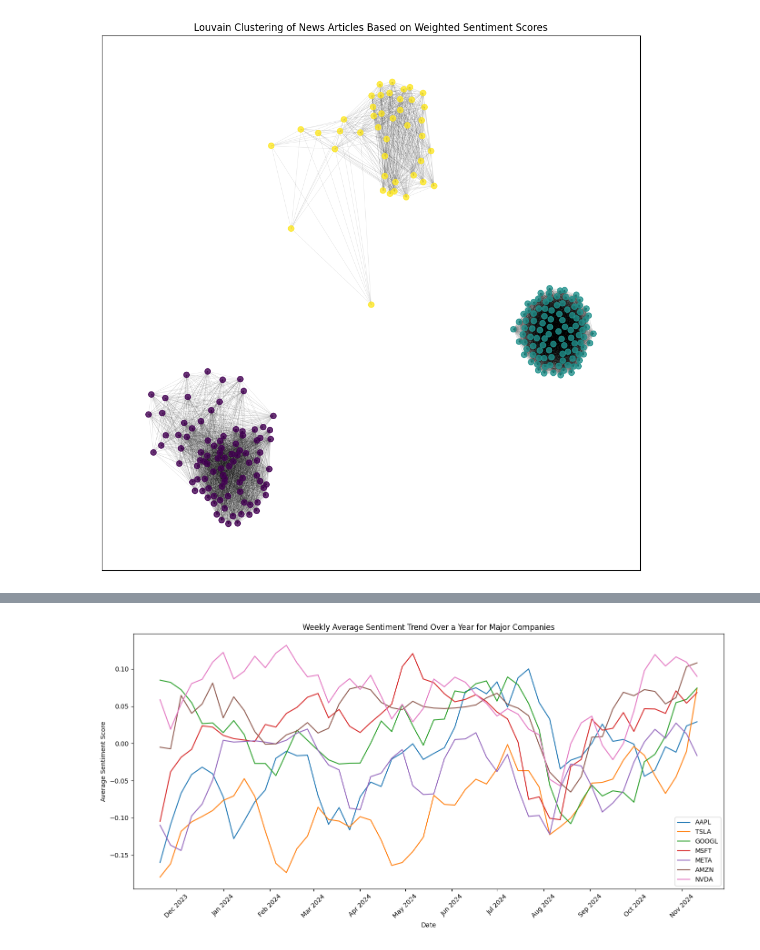
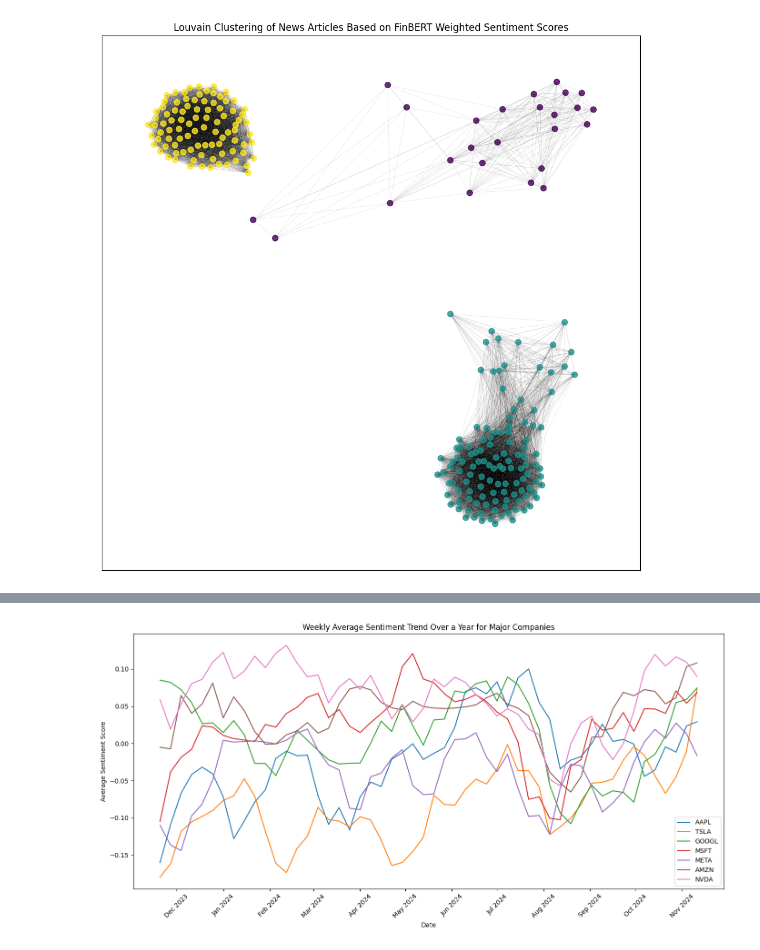
Before and after one commit to FenrisWulven/StockMarketNewsImpact, a Jupyter notebook: FinnhubAPI/initial_research.ipynb, the cells around one changed output, grey strips where cells are left out. Drawn from its saved outputs; the diff is of its cells as text; code cells hidden in the pictures.

```diff
--- a/FinnhubAPI/initial_research.ipynb
+++ b/FinnhubAPI/initial_research.ipynb
@@ -198,5 +149,5 @@ Average Sentiment: 5.29
 # %%
-# Dictionary to store headlines and sources for each cluster
+# Dictionary to store headlines, sources, and URLs for each cluster
 cluster_details = {}
 
 # Iterate through nodes and group by cluster
@@ -204,15 +155,18 @@ for node, cluster_id in partition.items():
     if cluster_id not in cluster_details:
         cluster_details[cluster_id] = []
 
-    # Append the headline, source, and url of each article in the cluster
-    cluster_details[cluster_id].append({
-        'headline': G.nodes[node]['title'],
-        'source': news[node].get('source', 'Unknown'),  # Assuming 'source' field exists in the news data
-        'url': news[node]['url'],
+    # Get article information from the graph nodes and news data
+    article_info = {
+        'headline': G.nodes[node].get('title', 'No Title'),
+        'source': news_df.iloc[node].get('source', 'Unknown'),  # Use `news_df` to get source info
+        'url': news_df.iloc[node]['url'],
         'sentiment': G.nodes[node]['sentiment']
-    })
+    }
 
-# Display headlines and sources for each cluster
+    # Append the article information to the cluster's list
+    cluster_details[cluster_id].append(article_info)
+
+# Display headlines, sources, URLs, and sentiment scores for each cluster
 for cluster_id, articles in cluster_details.items():
     print(f"\nCluster {cluster_id} - Number of Articles: {len(articles)}")
     print(f"Average Sentiment: {np.mean([article['sentiment'] for article in articles]):.2f}")
@@ -246,8 +200,6 @@ import networkx as nx
 import matplotlib.pyplot as plt
 import community as community_louvain
 import matplotlib.pyplot as plt
-from transformers import AutoTokenizer, pipeline
-
 
 # Load the FinBERT model for sentiment analysis
 finbert_sentiment = pipeline("sentiment-analysis", model="ProsusAI/finbert", tokenizer="ProsusAI/finbert", truncation=True, max_length=128, device=0)
@@ -264,57 +216,51 @@ def analyze_sentiment(text):
     # Calculate a weighted sentiment score:
     # Positive = +1.0, Neutral = 0.0, Negative = -1.0
     sentiment_score = positive_score * 1.0 + neutral_score * 0.0 + negative_score * -1.0
 
     return sentiment_score
 
-# Example of sentiment analysis using FinBERT. Adjustimg for short sellers
+# Function to adjust sentiment for short-seller context
 def adjust_sentiment_for_short_sellers(text, original_score):
-    # Define keywords related to short-selling and losses
     short_seller_keywords = ["short-seller", "shorting", "shorts", "hammered", "loss", "hit", "crushed"]
-
-    # Check if any short-seller keywords are in the text
     if any(keyword in text.lower() for keyword in short_seller_keywords):
-        # If sentiment score is negative due to short-seller context, make it positive
         return abs(original_score) if original_score < 0 else original_score
     else:
-        # Otherwise, keep the original score
         return original_score
 
-# Apply the adjustment function after FinBERT analysis
+# Calculate sentiment using FinBERT and adjust if necessary
 for article in news:
     sentiment_score = analyze_sentiment(article['summary'])  # FinBERT score
-    article['sentiment_score'] = adjust_sentiment_for_short_sellers(article['summary'], sentiment_score)
+    article['finbert_sentiment_score'] = adjust_sentiment_for_short_sellers(article['summary'], sentiment_score)
 
-
-# Initialize the graph
-G = nx.Graph()
+# Initialize a new graph for FinBERT-based sentiment analysis
+G_finbert = nx.Graph()
 
 # Add nodes with article details
 for i, article in enumerate(news):
-    G.add_node(i, title=article['headline'], date=article['datetime'], url=article['url'], sentiment=article['sentiment_score'])
+    G_finbert.add_node(i, title=article['headline'], date=article['datetime'], url=article['url'], sentiment=article['finbert_sentiment_score'])
 
 # Add edges based on sentiment similarity
-threshold = 0.25  # Adjust threshold as needed to connect nodes with similar sentiment scores
+threshold = 0.25  # Adjust threshold as needed
 for i in range(len(news)):
     for j in range(i + 1, len(news)):
-        if abs(news[i]['sentiment_score'] - news[j]['sentiment_score']) < threshold:
-            G.add_edge(i, j, weight=1 - abs(news[i]['sentiment_score'] - news[j]['sentiment_score']))
+        if abs(news[i]['finbert_sentiment_score'] - news[j]['finbert_sentiment_score']) < threshold:
+            G_finbert.add_edge(i, j, weight=1 - abs(news[i]['finbert_sentiment_score'] - news[j]['finbert_sentiment_score']))
 
-# Apply Louvain clustering
-partition = community_louvain.best_partition(G)
+# Apply Louvain clustering on the new graph
+partition_finbert = community_louvain.best_partition(G_finbert)
 
 # Assign colors based on clusters
-num_clusters = len(set(partition.values()))
-color_map = plt.cm.get_cmap('viridis', num_clusters)
-node_colors = [color_map(partition[node]) for node in G.nodes()]
+num_clusters_finbert = len(set(partition_finbert.values()))
+color_map_finbert = plt.cm.get_cmap('viridis', num_clusters_finbert)
+node_colors_finbert = [color_map_finbert(partition_finbert[node]) for node in G_finbert.nodes()]
 
-# Draw the graph
+# Draw the FinBERT-based graph
 plt.figure(figsize=(12, 12))
-pos = nx.spring_layout(G, k=0.5)
-nx.draw_networkx_nodes(G, pos, node_size=50, node_color=node_colors, cmap=plt.cm.viridis, alpha=0.8)
-nx.draw_networkx_edges(G, pos, alpha=0.1, width=0.5)
-plt.title('Louvain Clustering of News Articles Based on Weighted Sentiment Scores')
+pos_finbert = nx.spring_layout(G_finbert, k=0.5)
+nx.draw_networkx_nodes(G_finbert, pos_finbert, node_size=50, node_color=node_colors_finbert, cmap=plt.cm.viridis, alpha=0.8)
+nx.draw_networkx_edges(G_finbert, pos_finbert, alpha=0.1, width=0.5)
+plt.title('Louvain Clustering of News Articles Based on FinBERT Weighted Sentiment Scores')
 plt.show()
 # %% [output]
-[figure, old version]
+[figure, new version]
 # %%
```
Also changed, not shown: parts of 12 cells of this notebook, 1 other file.
